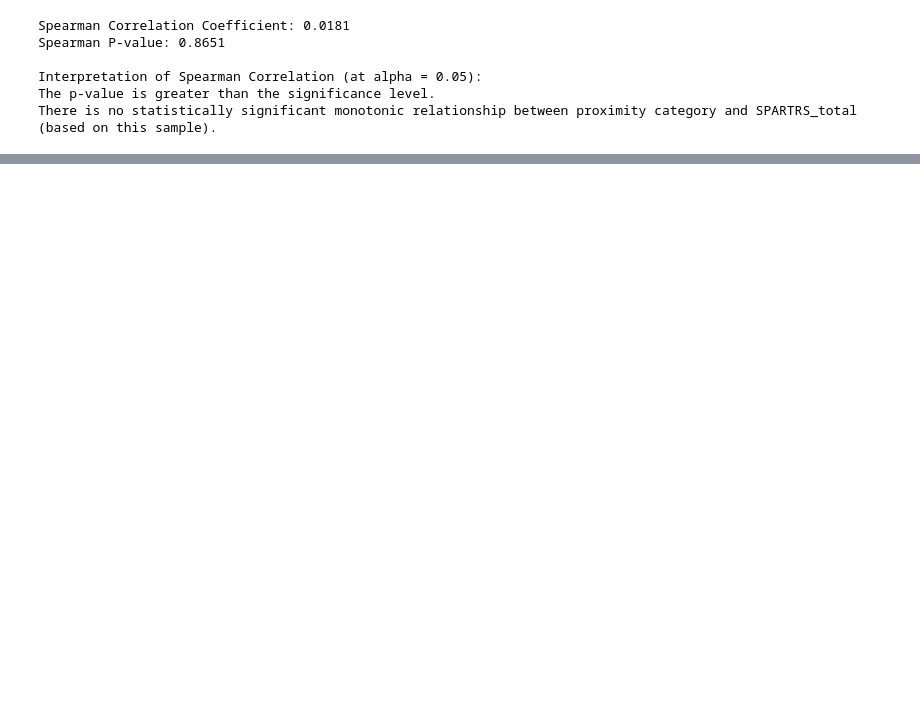
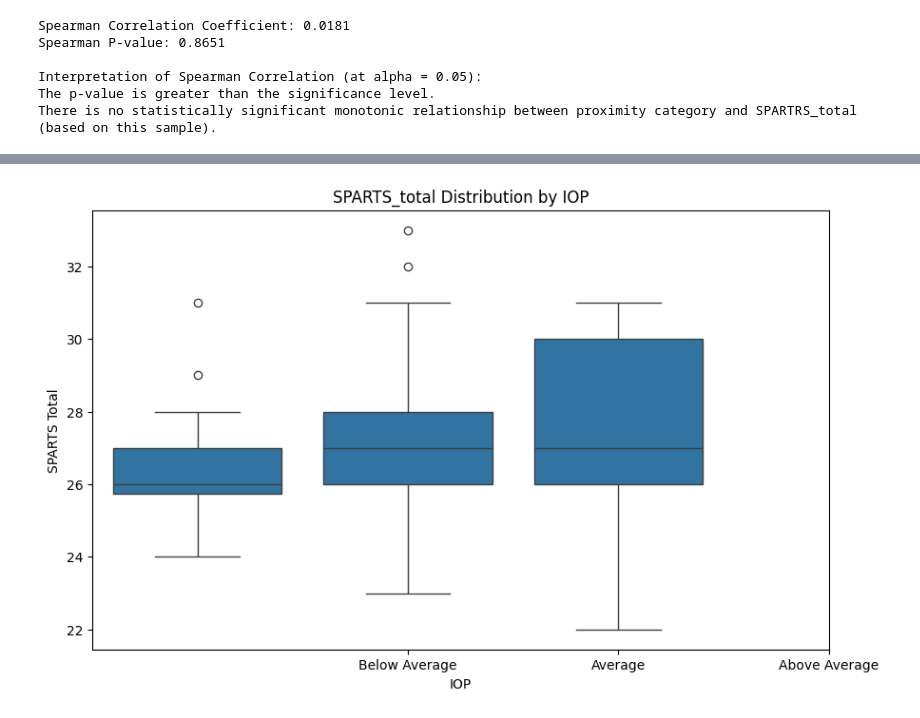
Before and after one commit to majaazdaja/dsp, a Jupyter notebook: notebooks/analysis_oliver.ipynb, the cells around one changed output, grey strips where cells are left out. Saved outputs shown, nothing was run; the diff lists cells and outputs as text; code cells hidden in the pictures; blank space fills up the shorter version.

Commit message:
added version with IOP vs. STRS/SPARTS

```diff
--- a/notebooks/analysis_oliver.ipynb
+++ b/notebooks/analysis_oliver.ipynb
@@ -336,0 +436,80 @@ There is no statistically significant monotonic relationship between proximity c
+# %%
+# Drop rows where SPARTS_total is missing
+filtered_data_sparts_iop = filtered_data.dropna(subset=['SPARTS_total', 'IOP'])
+
+iop_category_labels = {
+    1: "below average",
+    2: "average",
+    3: "above average"
+}
+filtered_data_sparts_iop['IOP_label'] = filtered_data_sparts_iop['IOP'].map(iop_category_labels)
+
+avg_sparts_per_iop = filtered_data_sparts_iop.groupby('IOP_label')['SPARTS_total'].mean().reset_index()
+
+avg_sparts_per_iop
+
+# Box plot
+plt.figure(figsize=(10, 6))
+sns.boxplot(x='IOP', y='SPARTS_total', data=filtered_data_sparts_iop)
+plt.title('SPARTS_total Distribution by IOP')
+plt.xlabel('IOP')
+plt.ylabel('SPARTS Total')
+plt.xticks([0, 1, 2], ['Below Average', 'Average', 'Above Average']) # Corrected xticks
+plt.show()
+
+# Scatter plot
+plt.figure(figsize=(10, 6))
+sns.swarmplot(x='IOP', y='SPARTS_total', data=filtered_data_sparts_iop, alpha=0.5)
+plt.title('SPARTS_total vs. IOP')
+plt.xlabel('IOP')
+plt.ylabel('SPARTS Total')
+plt.xticks([0, 1, 2], ['Below Average', 'Average', 'Above Average']) # Corrected xticks
+plt.show()
+
+#ANOVA = Analysis of Variance (used when comparing ordinal and numerical values)
+
+
+#SPARTS_total ~ C(IOP) models SPARTS_total based on IOP, treating IOP as categorical
+anova_model = ols('SPARTS_total ~ C(IOP)', data=filtered_data_sparts_iop).fit()
+anova_table = sm.stats.anova_lm(anova_model)
+
+print("\nANOVA Test for SPARTS_total Across IOP Categories:")
+print(anova_table)
+
+#Interpertation
+alpha = 0.05
+print(f"\nInterpretation of ANOVA (at alpha = {alpha}):")
+
+if anova_table['PR(>F)'][0] < alpha:
+    print("The p-value is less than the significance level.")
+    print("We reject the null hypothesis that the means of SPARTS_total are equal across all IOP categories.")
+    print("There is a statistically significant difference in SPARTS_total means among the IOP categories (based on this sample).")
+else:
+    print("The p-value is greater than the significance level.")
+    print("We fail to reject the null hypothesis that the means of SPARTS_total are equal across all IOP categories.")
+    print("There is no statistically significant difference in SPARTS_total means among the IOP categories (based on this sample).")
+
+
+#Calculating Spearman Correlation
+spearman_corr, spearman_p = spearmanr(filtered_data_sparts_iop['IOP'], filtered_data_sparts_iop['SPARTS_total'])
+
+
+print(f"\nSpearman Correlation Coefficient: {spearman_corr:.4f}")
+print(f"Spearman P-value: {spearman_p:.4f}")
+
+# Interpertation
+print(f"\nInterpretation of Spearman Correlation (at alpha = {alpha}):")
+if spearman_p < alpha:
+    print("The p-value is less than the significance level.")
+    print("There is a statistically significant monotonic relationship between IOP category and SPARTS_total.")
+    if spearman_corr > 0:
+        print("The relationship is positive: as IOP increases, SPARTS_total tends to increase.")
+    elif spearman_corr < 0:
+        print("The relationship is negative: as IOP increases, SPARTS_total tends to decrease.")
+    else:
+        print("The correlation is close to zero, indicating a very weak or no monotonic relationship.")
+else:
+    print("The p-value is greater than the significance level.")
+    print("There is no statistically significant monotonic relationship between IOP category and SPARTS_total (based on this sample).")
+#Note: A lack of significant monotonic correlation does not necessarily mean no relationship at all, but it suggests the relationship is not consistently increasing or decreasing
+# %% [output]
@@ -336,0 +521 @@ There is no statistically significant monotonic relationship between proximity c
+[figure, added]
```
Also changed, not shown: parts of 10 cells of this notebook.
